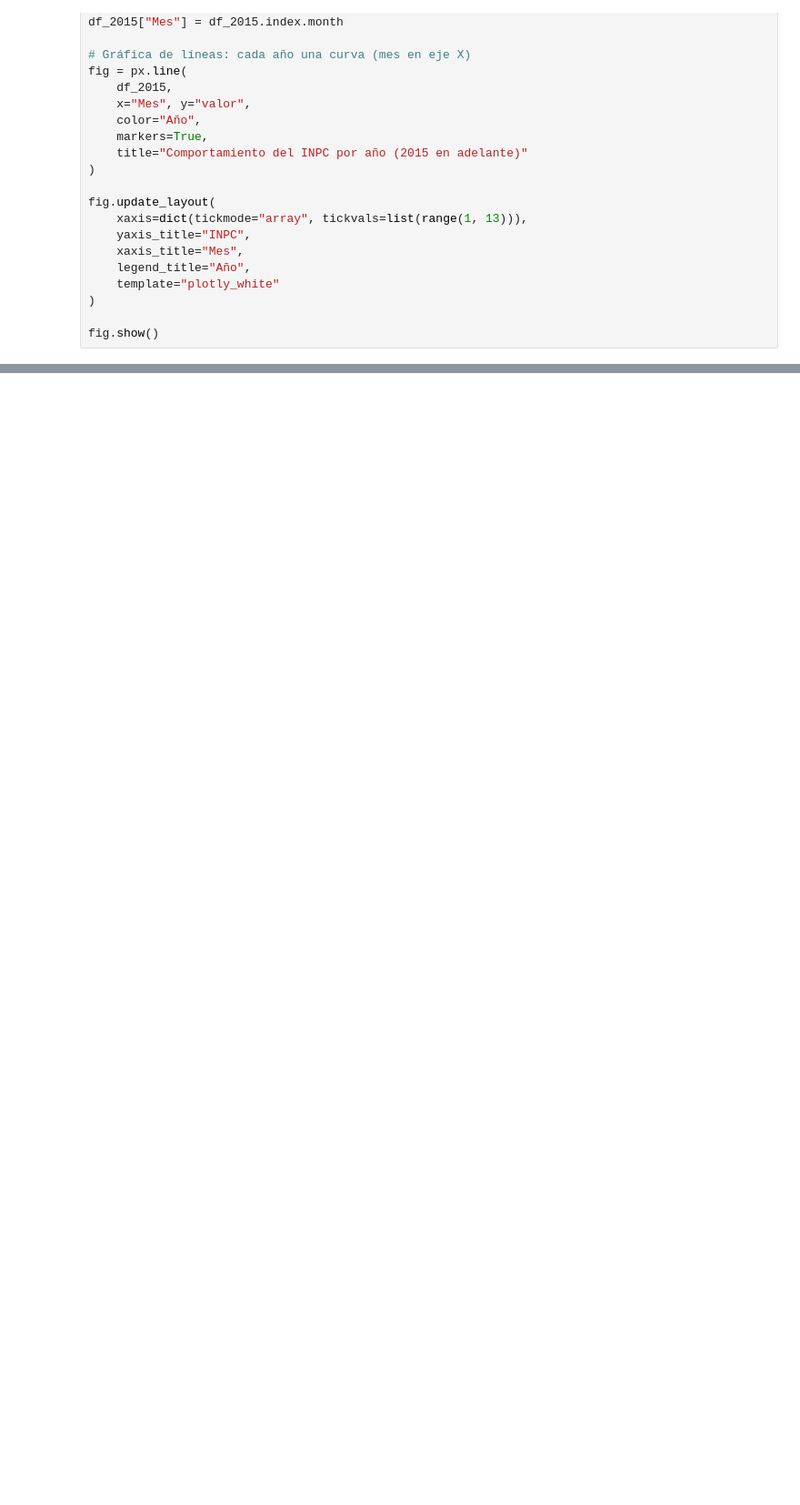
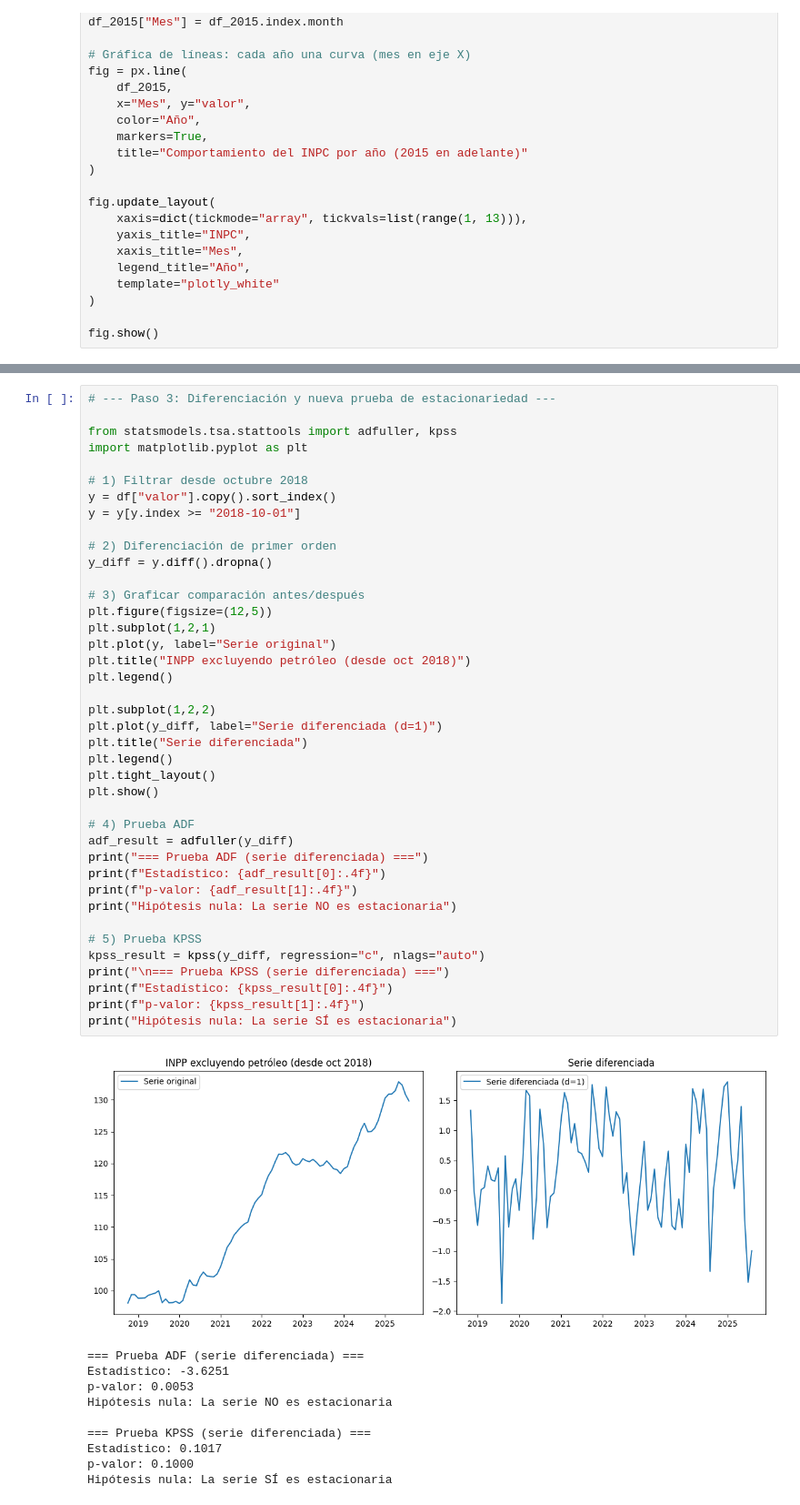
Before and after one commit to Marigago/-ndice-Nacional-de-Precios-al-Consumidor-, a Jupyter notebook: equipo2.ipynb, the cells around one changed output, grey strips where cells are left out. Shown at 91% size. Cells and saved outputs as stored; diff of their text form; blank space fills up the shorter version.

```diff
--- a/equipo2.ipynb
+++ b/equipo2.ipynb
@@ -91,0 +169,51 @@ fig.show()
+# %%
+# --- Paso 3: Diferenciación y nueva prueba de estacionariedad ---
+
+from statsmodels.tsa.stattools import adfuller, kpss
+import matplotlib.pyplot as plt
+
+# 1) Filtrar desde octubre 2018
+y = df["valor"].copy().sort_index()
+y = y[y.index >= "2018-10-01"]
+
+# 2) Diferenciación de primer orden
+y_diff = y.diff().dropna()
+
+# 3) Graficar comparación antes/después
+plt.figure(figsize=(12,5))
+plt.subplot(1,2,1)
+plt.plot(y, label="Serie original")
+plt.title("INPP excluyendo petróleo (desde oct 2018)")
+plt.legend()
+
+plt.subplot(1,2,2)
+plt.plot(y_diff, label="Serie diferenciada (d=1)")
+plt.title("Serie diferenciada")
+plt.legend()
+plt.tight_layout()
+plt.show()
+
+# 4) Prueba ADF
+adf_result = adfuller(y_diff)
+print("=== Prueba ADF (serie diferenciada) ===")
+print(f"Estadístico: {adf_result[0]:.4f}")
+print(f"p-valor: {adf_result[1]:.4f}")
+print("Hipótesis nula: La serie NO es estacionaria")
+
+# 5) Prueba KPSS
+kpss_result = kpss(y_diff, regression="c", nlags="auto")
+print("\n=== Prueba KPSS (serie diferenciada) ===")
+print(f"Estadístico: {kpss_result[0]:.4f}")
+print(f"p-valor: {kpss_result[1]:.4f}")
+print("Hipótesis nula: La serie SÍ es estacionaria")
+# %% [output]
+[figure, added]
+=== Prueba ADF (serie diferenciada) ===
+Estadístico: -3.6251
+p-valor: 0.0053
+Hipótesis nula: La serie NO es estacionaria
+
+=== Prueba KPSS (serie diferenciada) ===
+Estadístico: 0.1017
+p-valor: 0.1000
+Hipótesis nula: La serie SÍ es estacionaria
```
Also changed, not shown: parts of 4 cells of this notebook.
